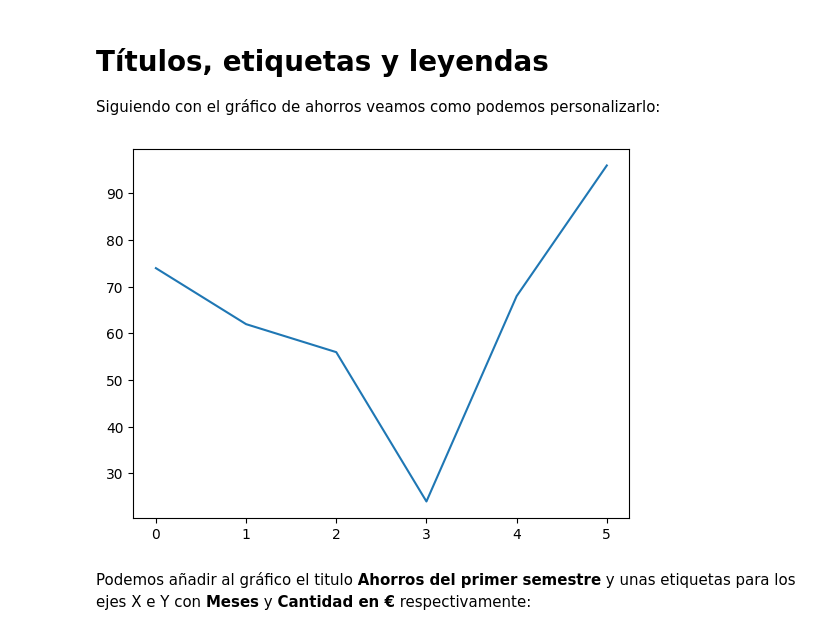
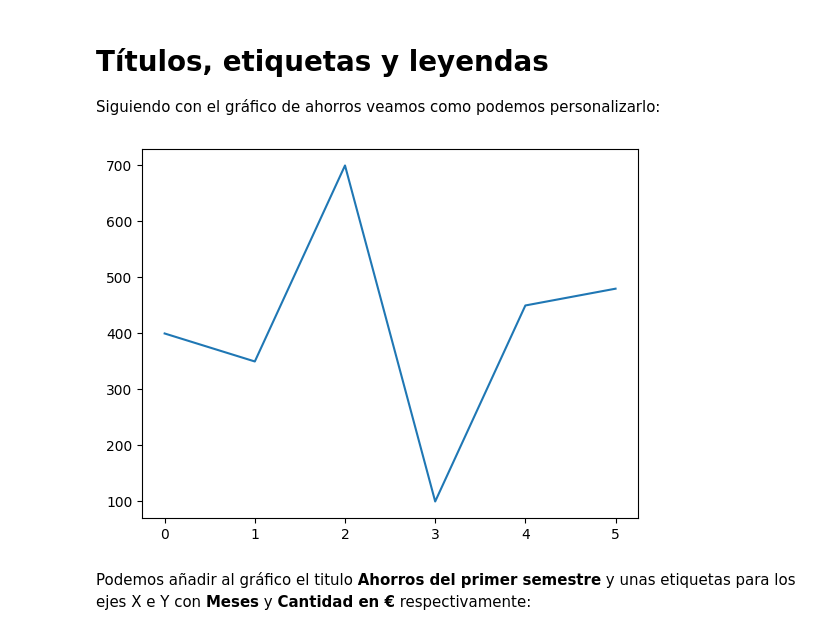
Before and after one commit to KeyviAG/2025C1-G01-FUNDAMENTOS-DE-PYTHON, a Jupyter notebook: Clases/Clases/Clase 12/05 - Títulos, etiquetas y leyendas.ipynb, the cells around one changed output. Drawn from its saved outputs; the diff is of its cells as text; code cells hidden in the pictures.

```diff
--- a/Clases/Clases/Clase 12/05 - Títulos, etiquetas y leyendas.ipynb
+++ b/Clases/Clases/Clase 12/05 - Títulos, etiquetas y leyendas.ipynb
@@ -5,15 +5,19 @@ Siguiendo con el gráfico de ahorros veamos como podemos personalizarlo:
 # %%
 import numpy as np
 import matplotlib.pyplot as plt
 
-ahorros = np.random.randint(100, size=[6])
+# ahorros = np.random.randint(100, size=[6])
+#Carlos
+ahorros = [400, 350, 700, 100, 450, 480]
+
+
 meses = ['Enero','Febrero','Marzo','Abril','Mayo','Junio']
 mapeado = range(len(meses))
 
 plt.plot(ahorros)
 plt.show()
 # %% [output]
-[figure, old version]
+[figure, new version]
 # %% [markdown]
 Podemos añadir al gráfico el titulo **Ahorros del primer semestre** y unas etiquetas para los ejes X e Y con **Meses** y **Cantidad en €** respectivamente:
 # %%
```
Also changed, not shown: parts of 6 cells of this notebook.
